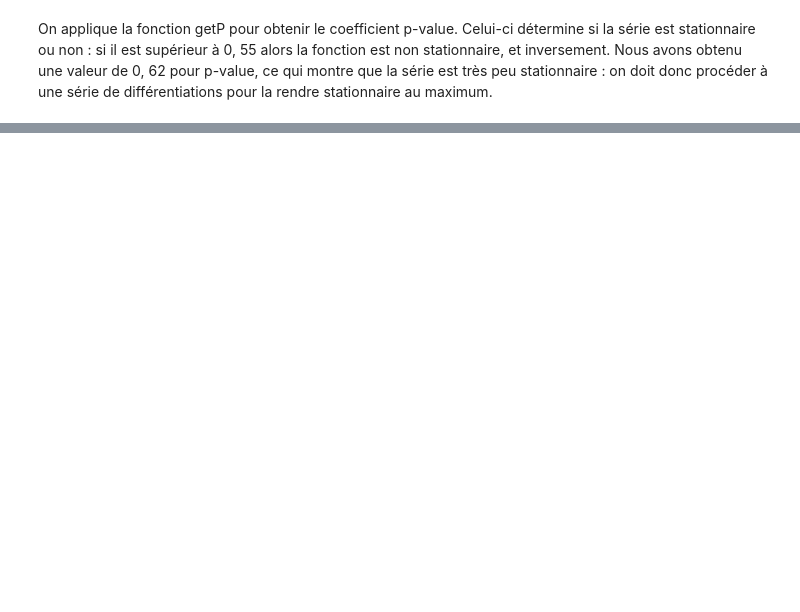
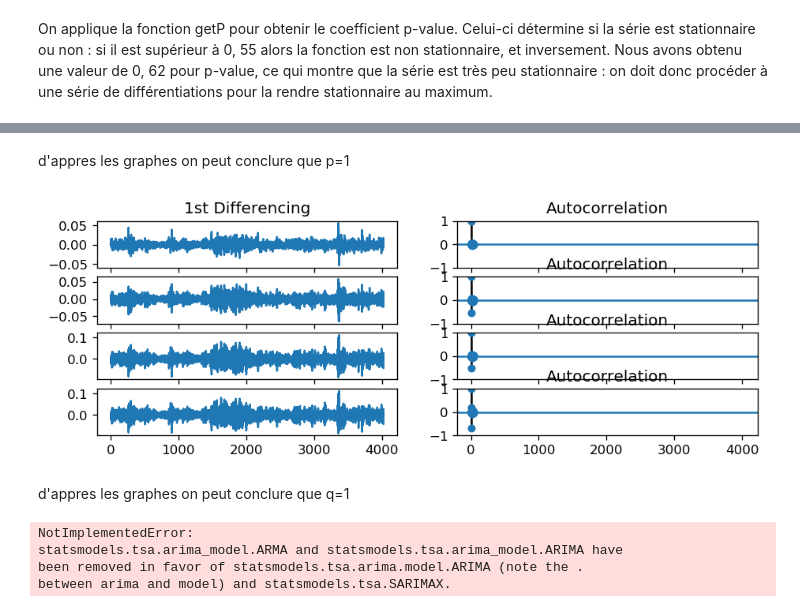
Before and after one commit to AlaaeddineBesbes/DATA731-Market-Movement, a Jupyter notebook: Projet.ipynb, the cells around one changed output, grey strips where cells are left out. Drawn from its saved outputs; the diff is of its cells as text; code cells hidden in the pictures; blank space fills up the shorter version.

```diff
--- a/Projet.ipynb
+++ b/Projet.ipynb
@@ -478,0 +480,17 @@ p-value: 0.615466
+# %% [markdown]
+d'appres les graphes on peut conclure que p=1
+# %%
+p=1
+getQ("Australian Dollar")
+# %% [output]
+[figure, added]
+# %% [markdown]
+d'appres les graphes on peut conclure que q=1
+# %%
+q=1
+prediction("Australian Dollar",p,d,q)
+# %% [output]
+NotImplementedError:
+statsmodels.tsa.arima_model.ARMA and statsmodels.tsa.arima_model.ARIMA have
+been removed in favor of statsmodels.tsa.arima.model.ARIMA (note the .
+between arima and model) and statsmodels.tsa.SARIMAX.
```
Also changed, not shown: parts of 29 cells of this notebook.
